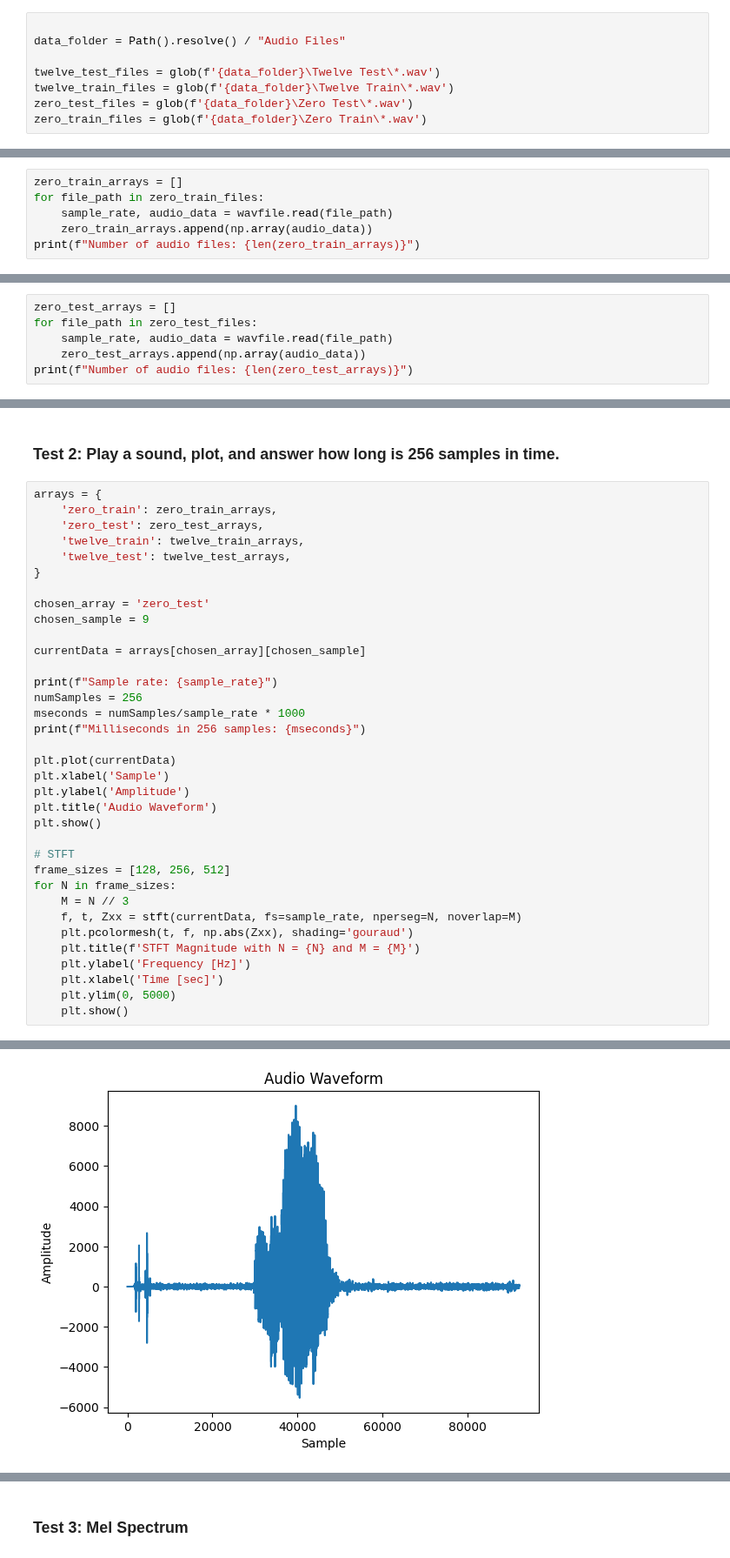
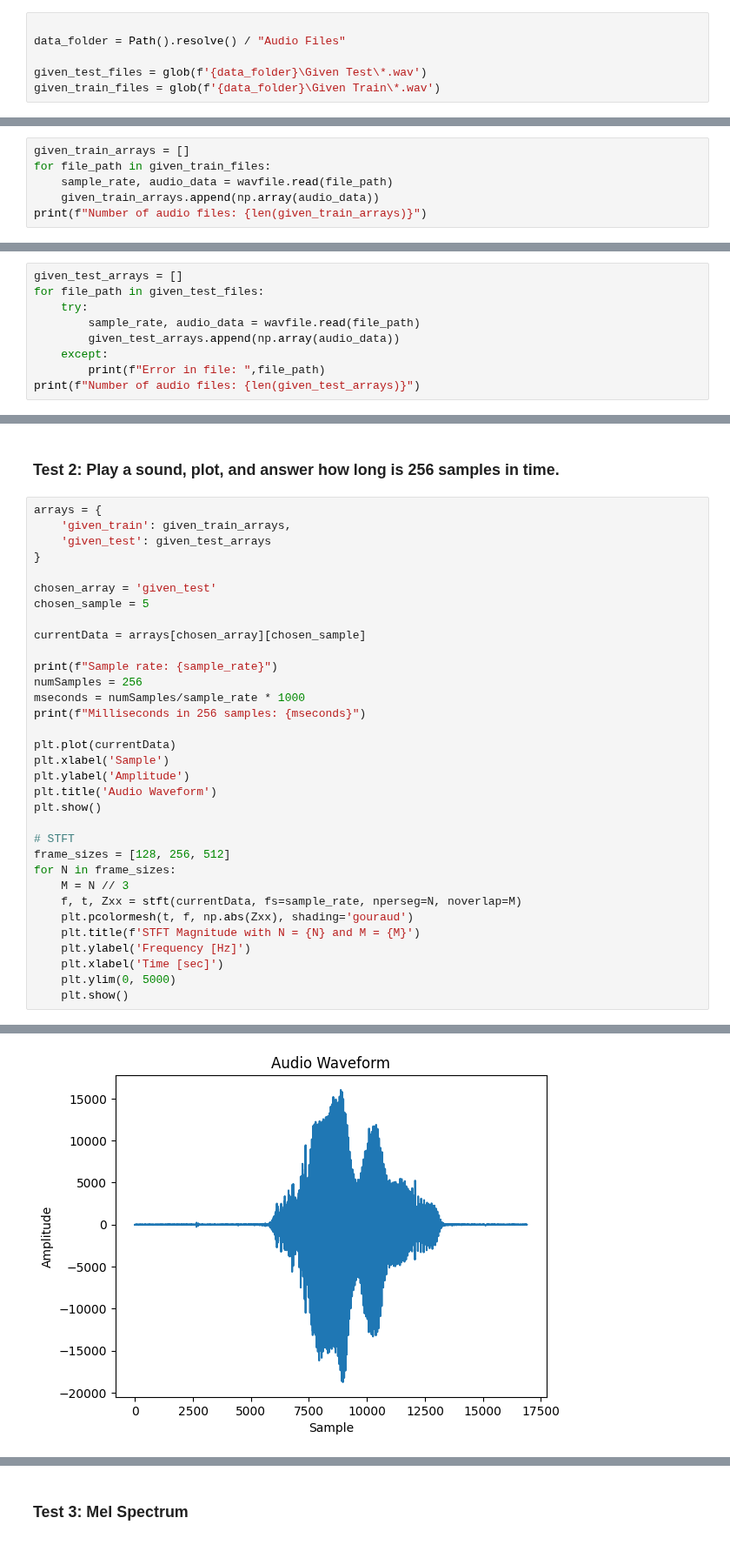
Before and after one commit to Th3RandyMan/Speaker-Recognition, a Jupyter notebook: Tests.ipynb, the cells around one changed output, grey strips where cells are left out. Shown at 87% size. Saved outputs shown, nothing was run; the diff lists cells and outputs as text.

Commit message:
changed Test to use the given sounds, rather than the sounds we recorded. which is what the Tests expect.

```diff
--- a/Tests.ipynb
+++ b/Tests.ipynb
@@ -16,8 +16,6 @@ from codebook import Codebook
 
 data_folder = Path().resolve() / "Audio Files"
 
-twelve_test_files = glob(f'{data_folder}\Twelve Test\*.wav')
-twelve_train_files = glob(f'{data_folder}\Twelve Train\*.wav')
-zero_test_files = glob(f'{data_folder}\Zero Test\*.wav')
-zero_train_files = glob(f'{data_folder}\Zero Train\*.wav')
+given_test_files = glob(f'{data_folder}\Given Test\*.wav')
+given_train_files = glob(f'{data_folder}\Given Train\*.wav')
 # %% [markdown]
@@ -25,7 +23,7 @@ zero_train_files = glob(f'{data_folder}\Zero Train\*.wav')
 # %%
-zero_train_arrays = []
-for file_path in zero_train_files:
+given_train_arrays = []
+for file_path in given_train_files:
     sample_rate, audio_data = wavfile.read(file_path)
-    zero_train_arrays.append(np.array(audio_data))
-print(f"Number of audio files: {len(zero_train_arrays)}")
+    given_train_arrays.append(np.array(audio_data))
+print(f"Number of audio files: {len(given_train_arrays)}")
 # %% [output]
@@ -40,7 +38,10 @@ Audio(zero_train_arrays[recording_num], rate=sample_rate)
 # %%
-zero_test_arrays = []
-for file_path in zero_test_files:
-    sample_rate, audio_data = wavfile.read(file_path)
-    zero_test_arrays.append(np.array(audio_data))
-print(f"Number of audio files: {len(zero_test_arrays)}")
+given_test_arrays = []
+for file_path in given_test_files:
+    try:
+        sample_rate, audio_data = wavfile.read(file_path)
+        given_test_arrays.append(np.array(audio_data))
+    except:
+        print(f"Error in file: ",file_path)
+print(f"Number of audio files: {len(given_test_arrays)}")
 # %% [output]
@@ -84,14 +56,12 @@ Audio(twelve_test_arrays[recording_num], rate=sample_rate)
 ### Test 2: Play a sound, plot, and answer how long is 256 samples in time.
 # %%
 arrays = {
-    'zero_train': zero_train_arrays,
-    'zero_test': zero_test_arrays,
-    'twelve_train': twelve_train_arrays,
-    'twelve_test': twelve_test_arrays,
+    'given_train': given_train_arrays,
+    'given_test': given_test_arrays
 }
 
-chosen_array = 'zero_test'
-chosen_sample = 9
+chosen_array = 'given_test'
+chosen_sample = 5
 
 currentData = arrays[chosen_array][chosen_sample]
 
@@ -123 +93 @@ Milliseconds in 256 samples: 5.333333333333333
-[figure, old version]
+[figure, new version]
```
Also changed, not shown: parts of 19 cells of this notebook, 19 other files.
